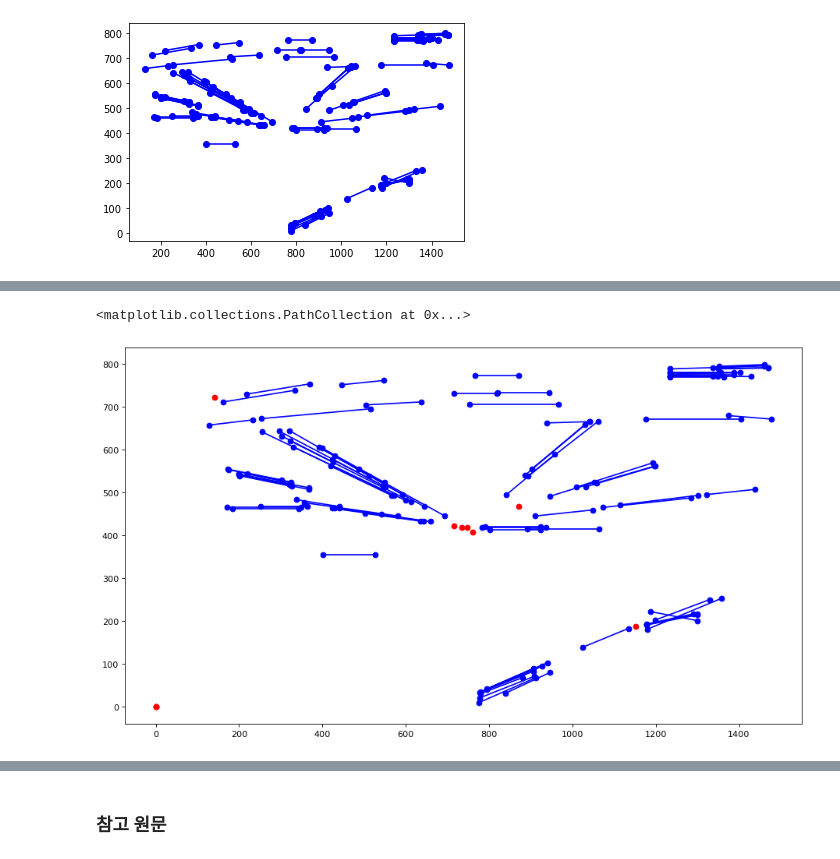
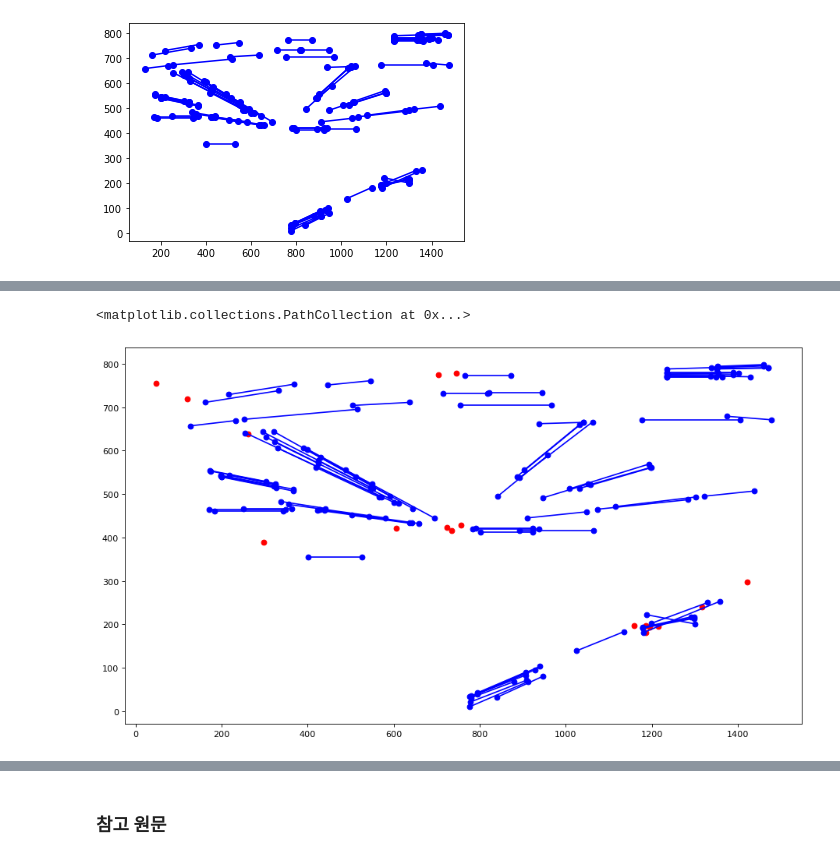
Before and after one commit to yukyeongmin/dashcam_image_anlaysis, a Jupyter notebook: Untitled.ipynb, the cells around one changed output, grey strips where cells are left out. Drawn from its saved outputs; the diff is of its cells as text; code cells hidden in the pictures.

```diff
--- a/Untitled.ipynb
+++ b/Untitled.ipynb
@@ -94,46 +107,40 @@ print(x,y)
+# %%
+repeat=17
+
+x_repeat=[]
+y_repeat=[]
+
+while len(x_repeat)<repeat:
+    line1=random.randint(0,86)
+    line2=random.randint(0,86)
+
+    if line1==line2:
+        continue
+
+    x,y=line_intersection(lines[line1],lines[line2])
+
+    if x<0 or x>1500:
+        print('continue',x,y)
+        continue
+    if y<0 or y>800:
+        print('continue',x,y)
+        continue
+
+    if x<1 or y<1:
+        print('0')
+        print(lines[line1],lines[line2])
+
+    x_repeat.append(x)
+    y_repeat.append(y)
 # %%
-figure(figsize=(8, 6), dpi=80)
-
+figure(figsize=(14, 8), dpi=80)
 for i in range(len(lines)):
     plt.plot([x1[i],x2[i]],[y1[i],y2[i]],'ro-',color='blue')
 
-plt.scatter(x,y,color='red')
+plt.scatter(x_repeat,y_repeat,color='red')
+# %% [output]
+<matplotlib.collections.PathCollection at 0x...>
+[figure, added]
-# %%
-
-
-repeat=10
-
-x_repeat=np.zeros(repeat)
-y_repeat=np.zeros(repeat)
-
-
-for i in range(repeat):
-    line1=random.randint(0,86)
-    line2=random.randint(0,86)
-
-    if line1==line2:
-        continue
-
-
-    x,y=line_intersection(lines[line1],lines[line2])
-
-    if x<0 or x>1500:
-        continue
-    if y<0 or y>800:
-        continue
-
-    x_repeat[i]=x
-    y_repeat[i]=y
-
-
-figure(figsize=(14, 8), dpi=80)
-for i in range(len(lines)):
-    plt.plot([x1[i],x2[i]],[y1[i],y2[i]],'ro-',color='blue')
-
-plt.scatter(x_repeat,y_repeat,color='red')
-# %% [output]
-<matplotlib.collections.PathCollection at 0x...>
-[figure, removed]
 # %%
 intersections=np.stack((x_repeat,y_repeat),axis=1)
 # %%
```
Also changed, not shown: parts of 35 cells of this notebook, 1 other file.
